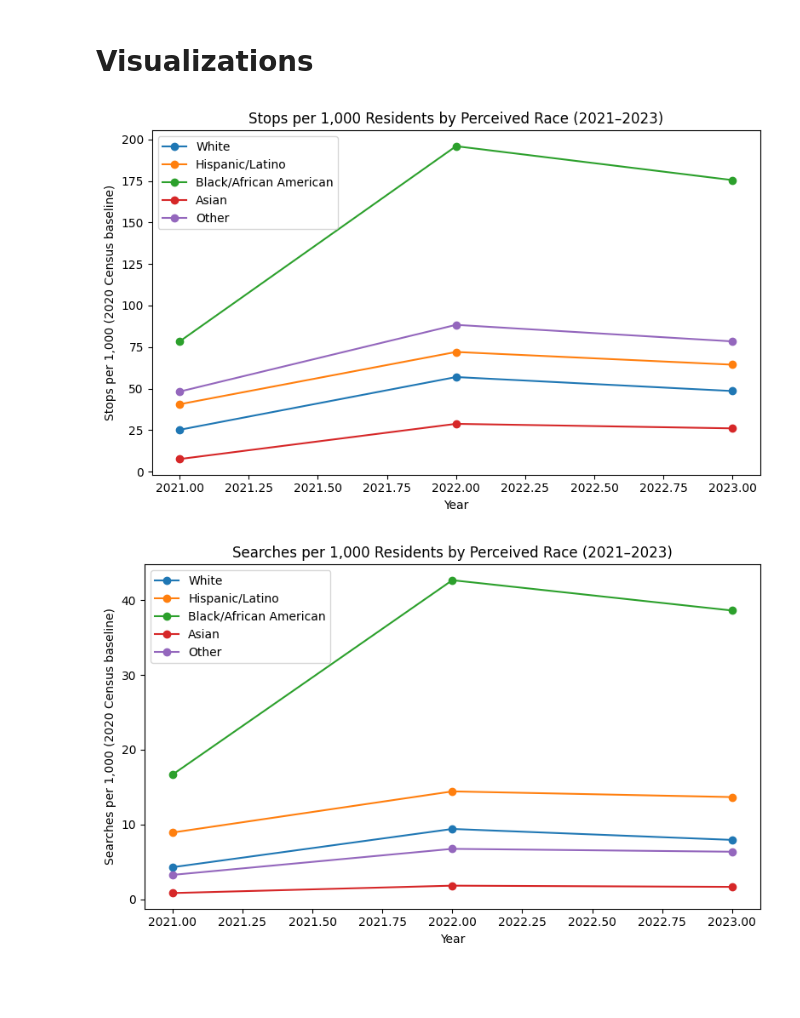
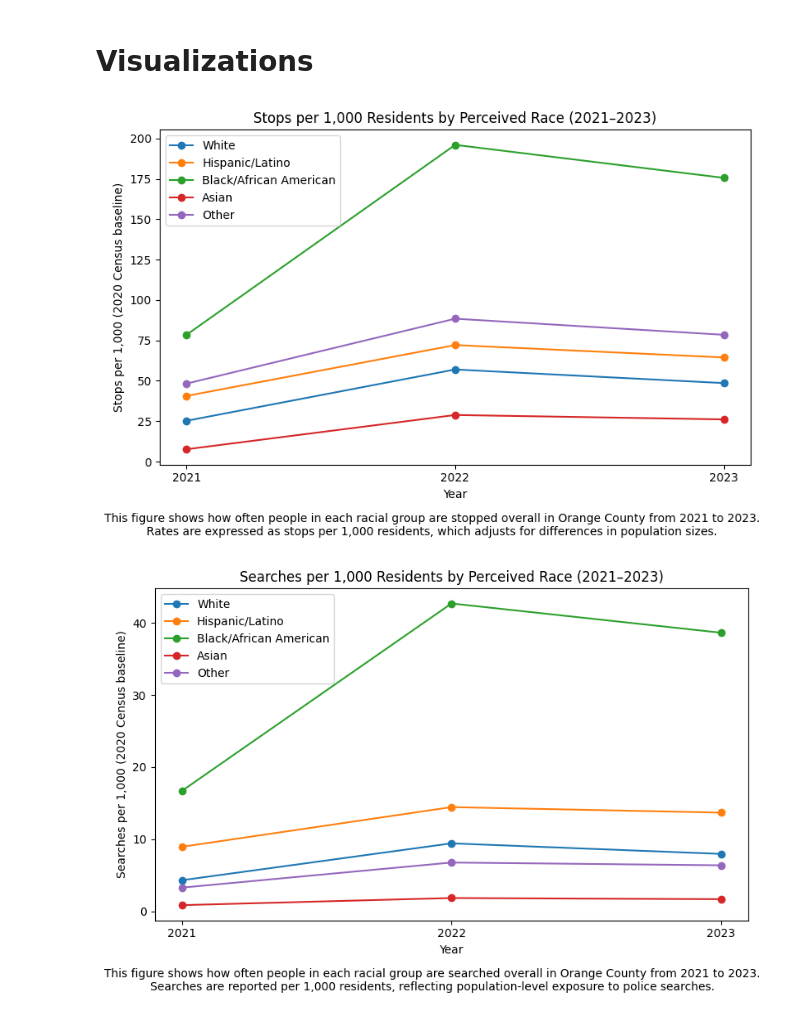
Before and after one commit to laurenbchu/honors-thesis, a Jupyter notebook: notebooks/Data_Analysis.ipynb, the cells around one changed output. Drawn from its saved outputs; the diff is of its cells as text; code cells hidden in the pictures; blank space fills up the shorter version.

Commit message:
Added captions to visualizations, made more readable

```diff
--- a/notebooks/Data_Analysis.ipynb
+++ b/notebooks/Data_Analysis.ipynb
@@ -372,21 +374,32 @@ def finish_plot(filename=None):
 # %%
 # Exposure over time: Stops per 1,000 (line chart)
 
 plt.figure(figsize=(8, 5))
 for race in race_order:
     d = analysis[analysis["Perceived Race"] == race].sort_values("Year")
-    if len(d) > 0:
-        plt.plot(d["Year"], d["Stops per 1,000"], marker="o", label=race)
+    plt.plot(d["Year"], d["Stops per 1,000"], marker="o", label=race)
 
 plt.title("Stops per 1,000 Residents by Perceived Race (2021–2023)")
 plt.xlabel("Year")
 plt.ylabel("Stops per 1,000 (2020 Census baseline)")
 plt.legend()
+
+plt.figtext(
+    0.5, -0.05,
+    "This figure shows how often people in each racial group are stopped overall in Orange County from 2021 to 2023. "
+    "Rates are expressed as stops per 1,000 residents, which adjusts for differences in population sizes.",
+    ha="center",
+    fontsize=10,
+    wrap=True
+)
+
+plt.xticks([2021, 2022, 2023])
 finish_plot("01_stops_per_1000_trend.png")
 # %% [output]
-[figure, old version]
+[figure, new version]
 # %%
 # Exposure over time: Searches per 1,000 (line chart)
+# Shows how often people in a group are searched overall
 
 plt.figure(figsize=(8, 5))
 for race in race_order:
@@ -398,8 +411,19 @@ plt.title("Searches per 1,000 Residents by Perceived Race (2021–2023)")
 plt.xlabel("Year")
 plt.ylabel("Searches per 1,000 (2020 Census baseline)")
 plt.legend()
+
+plt.figtext(
+    0.5, -0.05,
+    "This figure shows how often people in each racial group are searched overall in Orange County from 2021 to 2023. "
+    "Searches are reported per 1,000 residents, reflecting population-level exposure to police searches.",
+    ha="center",
+    fontsize=10,
+    wrap=True
+)
+
+plt.xticks([2021, 2022, 2023])
 finish_plot("02_searches_per_1000_trend.png")
 # %% [output]
-[figure, old version]
+[figure, new version]
 # %%
 # Decision-making over time: Search Rate (line chart)
```
Also changed, not shown: parts of 10 cells of this notebook.
